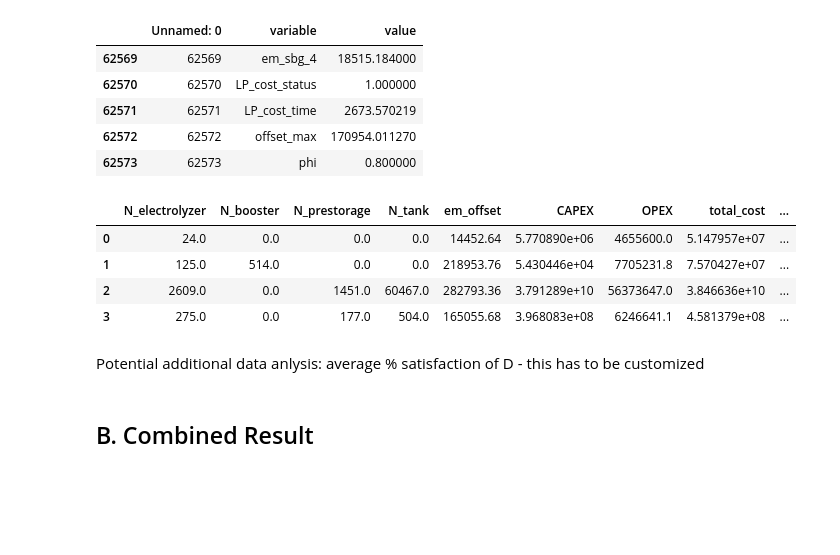
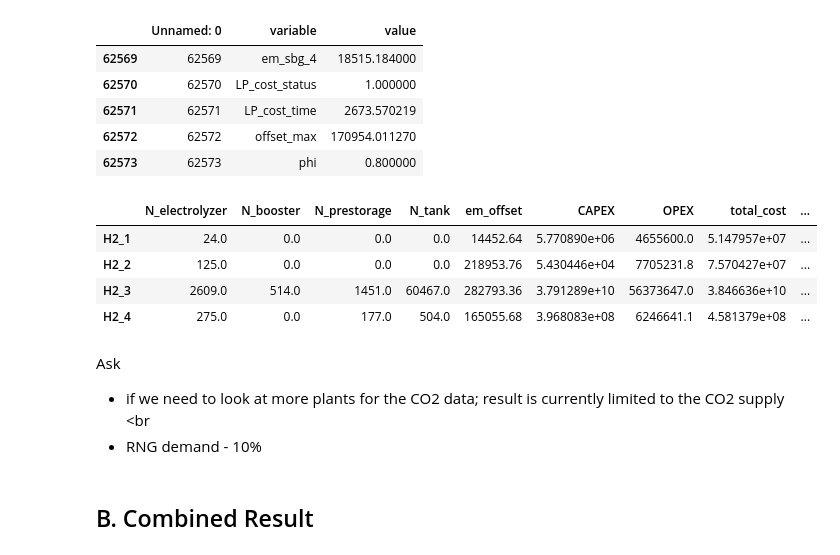
Before and after one commit to lewisjko/FYDP, a Jupyter notebook: FYDP.ipynb, the cells around one changed output. Saved outputs shown, nothing was run; the diff lists cells and outputs as text; code cells hidden in the pictures; blank space fills up the shorter version.

```diff
--- a/FYDP.ipynb
+++ b/FYDP.ipynb
@@ -1839,7 +2184,7 @@ for col_name in ['N_electrolyzer','N_booster','N_prestorage','N_tank','em_offset
         var_list = [0,0,0,0]
         col_name_2 = df[df['variable'].str.contains(col_name)]['variable'].tolist()[0]
         var_value = df.loc[df['variable']==col_name_2,'value'].tolist()[0]
-        var_list[1] = var_value
+        var_list[2] = var_value
     else:
         for df in [RNG_result_df, HENG_result_df, transportation_result_df, industry_result_df]:
             col_name_2 = df[df['variable'].str.contains(col_name)]['variable'].tolist()[0]
@@ -1859,7 +2204,7 @@ final_df['total_cost'] = final_df['CAPEX'] + final_df['OPEX'] * TVM
 SBG_count_zero_list = [len(SBG) - np.count_nonzero(SBG)] * 4
 SBG_sum_list = [sum(SBG) * (10**-8)] * 4
 final_df = pd.concat([final_df,pd.DataFrame(SBG_count_zero_list,columns=['SBG_count_zero'])],axis=1)
-final_df = pd.concat([final_df,pd.DataFrame(SBG_sum_list,columns=['SBG_sum'])],axis=1)
+final_df = pd.concat([final_df,pd.DataFrame(SBG_sum_list,columns=['Total SBG Available (10^8 kWh)'])],axis=1)
 
 
 
@@ -1888,58 +2233,44 @@ for df in [RNG_result_df, HENG_result_df, transportation_result_df, industry_res
 
     E_df = create_var_df_from_result(df,'E_'+ col_index + '_',hour_str='Y')
 
     E_list = list(E_df['value'])
     E_count_zero_list.append(len(E_list) - np.count_nonzero(E_list))
 
     E_sum = sum(E_list) * (10**-8)
     E_sum_list.append(E_sum)
 
     H2_df = create_var_df_from_result(df,'H2_'+ col_index + '_',hour_str='Y')
     H2_list = list(H2_df['value'])
 
     #Average SBG utilization
     pct_list = []
     for x,y in zip(E_list,SBG):
         if y == 0:
             pct_list.append(np.NAN)
         else:
             pct_list.append(( x / y * 100 ))
 
     E_SBG_pct_list.append(np.nanmean(pct_list))
 
-    #Average Demand Satisfaction
-    #This has to be customized for each pathway - but worth doing it i guess
-    #Ask groupmates to upload the most recent codes for each sector
-    #Then i will calculate this - let's talk again on Thursday
-    pct_list = []
-    for x,y in zip(H2_list,D):
-        if y == 0:
-            pct_list.append(np.NAN)
-        else:
-            pct_list.append(( x / y * 100 ))
-
-    H2_D_pct_list.append(np.nanmean(pct_list))
-
-
-
 
 
 final_df = pd.concat([final_df,pd.DataFrame(E_count_zero_list,columns=['E_count_zero'])],axis=1)
-final_df = pd.concat([final_df,pd.DataFrame(E_sum_list,columns=['E_sum'])],axis=1)
+final_df = pd.concat([final_df,pd.DataFrame(E_sum_list,columns=['Total Electricity Used (10^8 kWh)'])],axis=1)
 final_df = pd.concat([final_df,pd.DataFrame(E_SBG_pct_list,columns=['Average E/SBG %'])],axis=1)
-final_df = pd.concat([final_df,pd.DataFrame(H2_D_pct_list,columns=['Average H2/D %'])],axis=1)
+final_df['Overall E/SBG %'] = final_df['Total Electricity Used (10^8 kWh)'] /  final_df['Total SBG Available (10^8 kWh)'] * 100
 
-# final_df.index = index_label
+final_df.index = index_label
 display(final_df)
 # %% [output]
 |  | N_electrolyzer | N_booster | N_prestorage | N_tank | em_offset | CAPEX | OPEX | total_cost | ... |
-| 0 | 24.0 | 0.0 | 0.0 | 0.0 | 14452.64 | 5.770890e+06 | 4655600.0 | 5.147957e+07 | ... |
-| 1 | 125.0 | 514.0 | 0.0 | 0.0 | 218953.76 | 5.430446e+04 | 7705231.8 | 7.570427e+07 | ... |
-| 2 | 2609.0 | 0.0 | 1451.0 | 60467.0 | 282793.36 | 3.791289e+10 | 56373647.0 | 3.846636e+10 | ... |
-| 3 | 275.0 | 0.0 | 177.0 | 504.0 | 165055.68 | 3.968083e+08 | 6246641.1 | 4.581379e+08 | ... |
+| H2_1 | 24.0 | 0.0 | 0.0 | 0.0 | 14452.64 | 5.770890e+06 | 4655600.0 | 5.147957e+07 | ... |
+| H2_2 | 125.0 | 0.0 | 0.0 | 0.0 | 218953.76 | 5.430446e+04 | 7705231.8 | 7.570427e+07 | ... |
+| H2_3 | 2609.0 | 514.0 | 1451.0 | 60467.0 | 282793.36 | 3.791289e+10 | 56373647.0 | 3.846636e+10 | ... |
+| H2_4 | 275.0 | 0.0 | 177.0 | 504.0 | 165055.68 | 3.968083e+08 | 6246641.1 | 4.581379e+08 | ... |
-# %% [markdown]
-Potential additional data anlysis:
-average % satisfaction of D - this has to be customized
+# %% [markdown]
+Ask
+- if we need to look at more plants for the CO2 data; result is currently limited to the CO2 supply <br
+- RNG demand - 10% <br>
 # %% [markdown]
 ## B. Combined Result
 # %%
```
Also changed, not shown: parts of 12 cells of this notebook.
